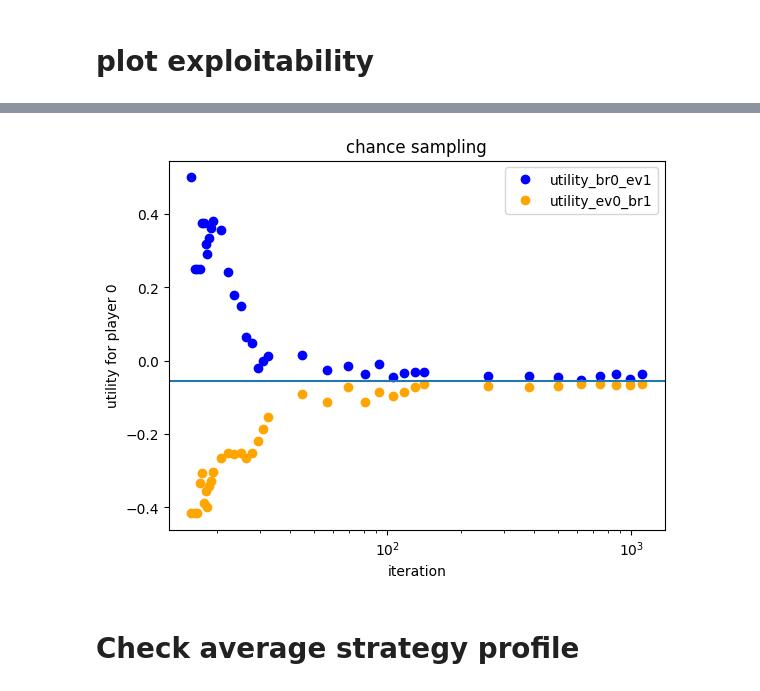
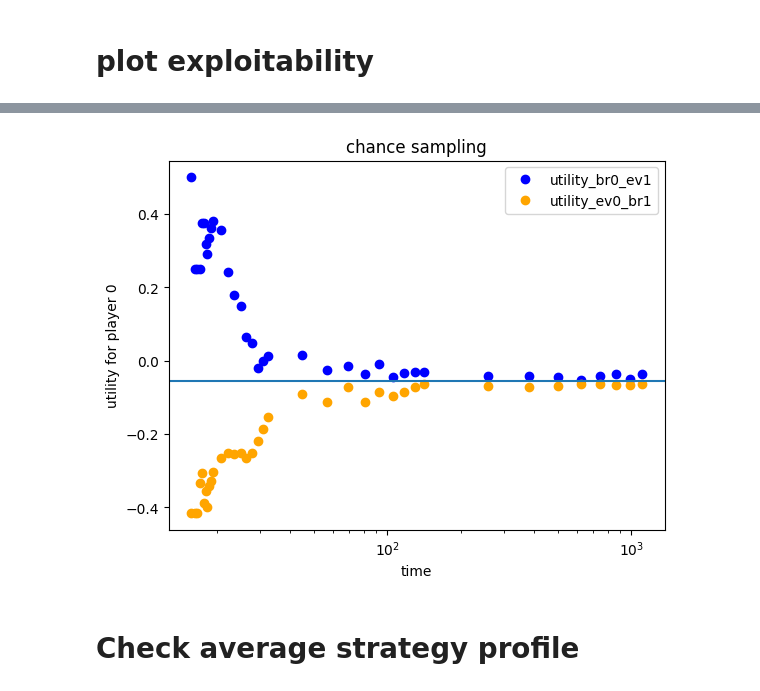
Before and after one commit to u-keisuke/ut-thesis-2023, a Jupyter notebook: notebooks/plot.ipynb, the cells around one changed output, grey strips where cells are left out. Drawn from its saved outputs; the diff is of its cells as text; code cells hidden in the pictures.

```diff
--- a/notebooks/plot.ipynb
+++ b/notebooks/plot.ipynb
@@ -23,23 +23,23 @@ plt.xscale('log')
 # %%
 import pandas as pd
 import matplotlib.pyplot as plt
 
 df = pd.read_csv('../logs/20231220-234401-cs/exploitability.csv', header=None, sep=',')
 df.columns = ['iteration', 'time', 'exploitability', "utility_br0_ev1", "utility_ev0_br1"]
 df
 
 # plot dots without lines
 plt.plot(df['time'], df['utility_br0_ev1'], 'o', color='blue', )
 plt.plot(df['time'], df['utility_ev0_br1'], 'o', color='orange')
 plt.axhline(y=-1/18)
 
 plt.title("chance sampling")
 plt.legend(['utility_br0_ev1', 'utility_ev0_br1'])
-plt.xlabel('iteration')
+plt.xlabel('time')
 plt.ylabel('utility for player 0')
 plt.xscale('log')
 # %% [output]
-[figure, old version]
+[figure, new version]
 # %% [markdown]
 # Check average strategy profile
 # %%
```
Also changed, not shown: parts of 6 cells of this notebook, 4 other files.
